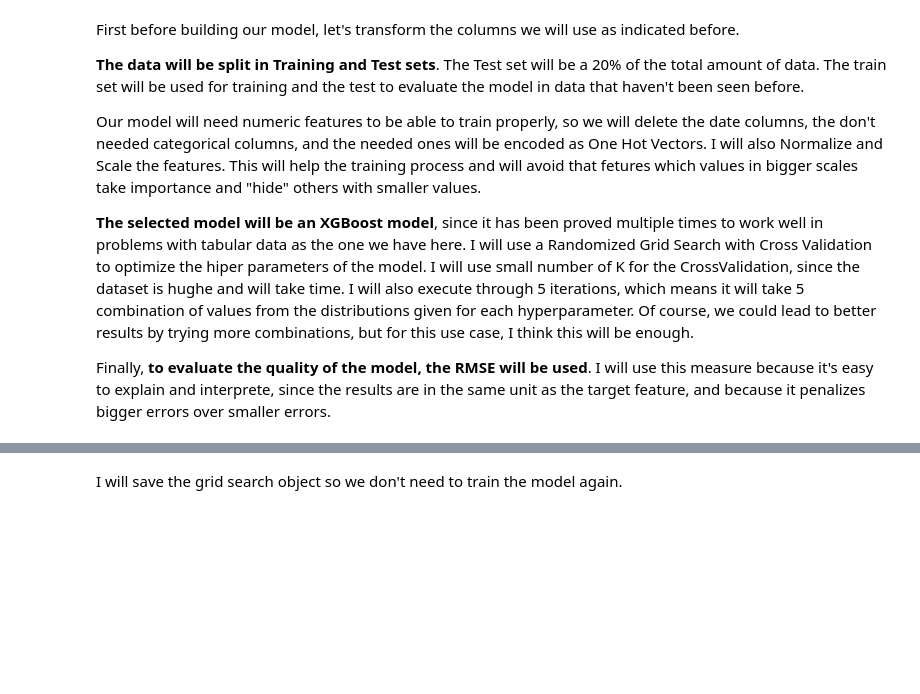
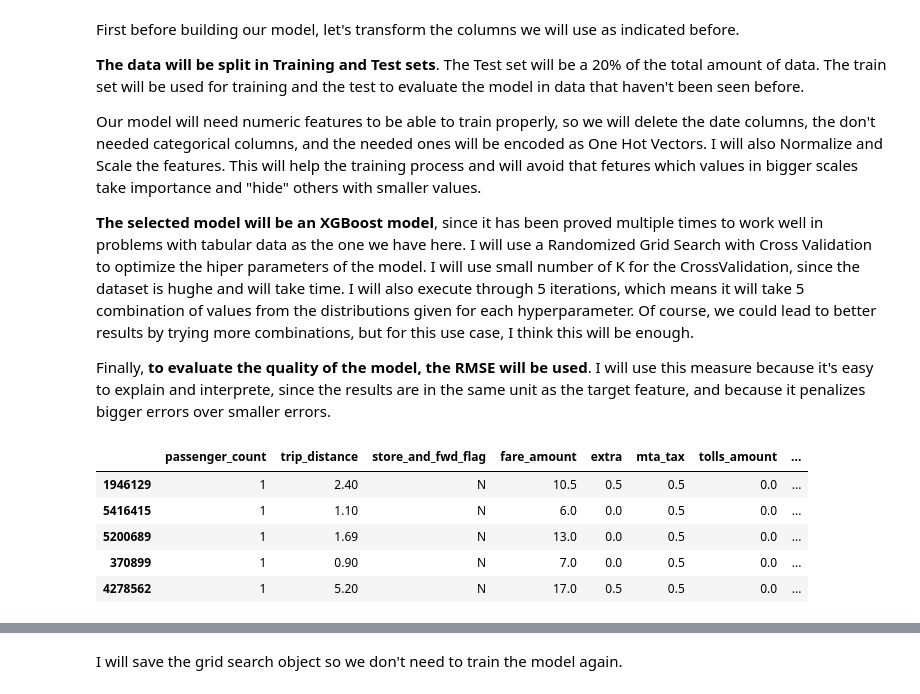
Before and after one commit to joselhs/nyc_taxi, a Jupyter notebook: NYC Taxi.ipynb, the cells around one changed output, grey strips where cells are left out. Drawn from its saved outputs; the diff is of its cells as text; code cells hidden in the pictures; blank space fills up the shorter version.

```diff
--- a/NYC Taxi.ipynb
+++ b/NYC Taxi.ipynb
@@ -472,6 +465,15 @@ from sklearn.metrics import mean_squared_error
 import xgboost as xgb
 # %%
 X_train, X_test, y_train, y_test = train_test_split(data_model.loc[:, data_model.columns != 'tip_amount'], data_model['tip_amount'], test_size=0.20)
+# %%
+X_train.head()
+# %% [output]
+|  | passenger_count | trip_distance | store_and_fwd_flag | fare_amount | extra | mta_tax | tolls_amount | ... |
+| 1946129 | 1 | 2.40 | N | 10.5 | 0.5 | 0.5 | 0.0 | ... |
+| 5416415 | 1 | 1.10 | N | 6.0 | 0.0 | 0.5 | 0.0 | ... |
+| 5200689 | 1 | 1.69 | N | 13.0 | 0.0 | 0.5 | 0.0 | ... |
+| 370899 | 1 | 0.90 | N | 7.0 | 0.0 | 0.5 | 0.0 | ... |
+| 4278562 | 1 | 5.20 | N | 17.0 | 0.5 | 0.5 | 0.0 | ... |
 # %%
 num_features = X_train.select_dtypes('number')
 # %%
```
Also changed, not shown: parts of 13 cells of this notebook, 2 other files.
